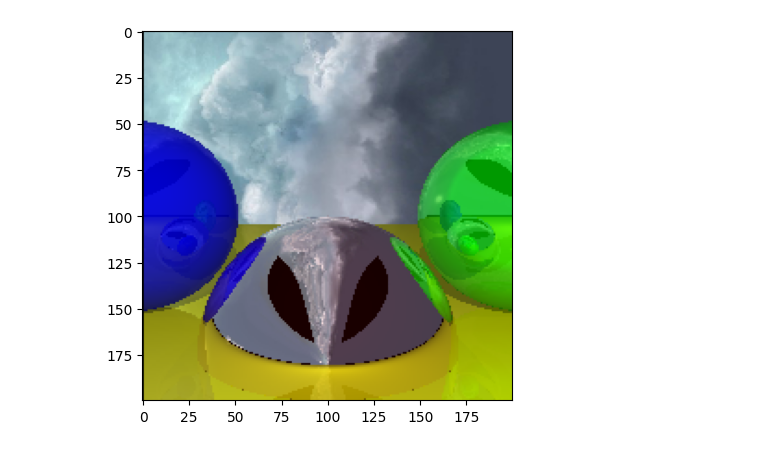
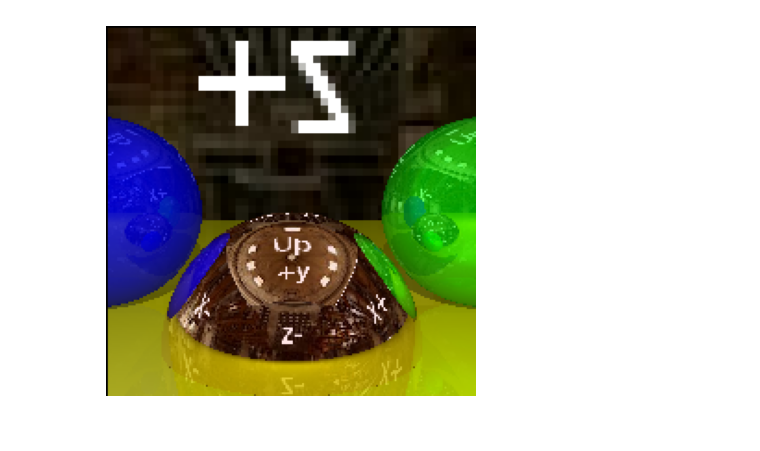
Before and after one commit to lunaluxie/Python-Raytracing, a Jupyter notebook: raytracing.ipynb, the cells around one changed output. Cells and saved outputs as stored; diff of their text form; code cells hidden in the pictures.

Commit message:
skybox working (i think)

```diff
--- a/raytracing.ipynb
+++ b/raytracing.ipynb
@@ -19,6 +19,7 @@ class Canvas():
 
     def show(self):
         plt.imshow(self.pixels, vmin=0, vmax=255)
+        plt.gca().axis('off')
         plt.show()
 
 
@@ -132,9 +133,25 @@ def closest_intersection(ray, objects):
     return closest_object, closest_t
 
 
+def split_cubemap(image):
+    height, total_width, _ = image.shape
+    face_width = total_width // 4
 
-image = Image.open('miramar.jpeg')
+    images = [
+              image[face_width:2*face_width, 2*face_width:3*face_width], # POSITIVE X
+              image[face_width:2*face_width, 0:face_width], # NEGATIVE X
+              image[0:face_width, face_width:2*face_width], # POSITIVE Y
+              image[2*face_width:3*face_width, face_width:2*face_width], # NEGATIVE Y
+              image[face_width:2*face_width, face_width:2*face_width], # POSITIVE Z
+              image[face_width:2*face_width, 3*face_width:4*face_width], # NEGATIVE Z
+            ]
+
+    return images
+
+
+image = Image.open('image21.png')
 image = np.array(image)
+images = split_cubemap(image)
 
 
 class Scene():
@@ -193,21 +210,75 @@ class Scene():
         closest_object, closest_t = closest_intersection(ray, objects)
 
         if closest_object is None:
-            # handle skybox material
+            # handle skybox
 
             def sphere2pixel(P):
-                m = 2 * np.sqrt(P[0]**2 + P[1] + (P[2]+1)**2)
-                x = P[0]/m + 0.5
-                y = -P[1]/m + 0.5
-                return np.array([x,y])
+                x,y,z = P
+                abs_x, abs_y, abs_z = np.abs(P)
 
-            pixel = sphere2pixel(ray.direction)
-            pixel = (int(pixel[0]*image.shape[0]), int(pixel[1]*image.shape[1]))
+                x_positive = x>0
+                y_positive = y>0
+                z_positive = z>0
 
-            try:
-                return image[pixel[0], pixel[1]]
-            except:
-                return np.array([0,0,0])
+                # POSITIVE X
+                if x_positive and abs_x >= abs_y and abs_x >= abs_z:
+                    max_axis = abs_x
+                    uc = -z
+                    vc = y
+                    index = 0
+
+                # NEGATIVE X
+                if not x_positive and abs_x >= abs_y and abs_x >= abs_z:
+                    max_axis = abs_x
+                    uc = z
+                    vc = y
+                    index = 1
+
+                # POSITIVE Y
+                if y_positive and abs_y >= abs_x and abs_y >= abs_z:
+                    max_axis = abs_y
+                    uc = x
+                    vc = -z
+                    index = 2
+
+                # NEGATIVE Y
+                if not y_positive and abs_y >= abs_x and abs_y >= abs_z:
+                    max_axis = abs_y
+                    uc = x
+                    vc = z
+                    index = 3
+
+                # POSITIVE Z
+                if z_positive and abs_z >= abs_x and abs_z >= abs_y:
+                    max_axis = abs_z
+                    uc = x
+                    vc = y
+                    index = 4
+
+                # NEGATIVE Z
+                if not z_positive and abs_z >= abs_x and abs_z >= abs_y:
+                    max_axis = abs_z
+                    uc = -x
+                    vc = y
+                    index = 5
+
+                # convert from (-1,1) to (0,1)
+                u = 0.5 * (uc / max_axis + 1)
+                v = 0.5 * (vc / max_axis + 1)
+                return u,v,index
+
+
+            camera_pos = self.camera.position
+            sphere = Sphere(camera_pos, 100, BasicMaterial([0,0,0]))
+            closest_object, closest_t = closest_intersection(ray, [sphere])
+
+            u,v, index = sphere2pixel(ray.p(closest_t) - camera_pos)
+
+            pixel = [v,u]
+            pixel = (int(pixel[0]*images[index].shape[0]),
+                     int(pixel[1]*images[index].shape[1]))
+
+            return images[index][pixel[0], pixel[1]]
 
         intensity = 0
         P = ray.p(closest_t)
@@ -224,31 +295,31 @@ class Scene():
         reflected_color = self.trace_ray(Ray(P, R, tmin=0.001, tmax=np.inf), objects, lights, depth+1, max_depth)
 
         return local_color * (1- r) + r * reflected_color
 
 
     def render(self):
         for x in range(-self.camera.resolution[0]//2+1, self.camera.resolution[0]//2):
             for y in range(-self.camera.resolution[1]//2+1, self.camera.resolution[1]//2):
                 D = self.camera.orientation@self.camera.canvas_to_world(x,y)
                 ray = Ray(self.camera.position, D, tmin=self.camera.d, tmax=np.inf)
                 color = self.trace_ray(ray, self.objects, self.lights)
 
                 self.camera.canvas.write_pixel(x,y, color)
 
 
         return self.camera.canvas
 
 
 alpha = 0.1
 camera = Camera(resolution=(200,200), orientation=[[1,0,0],[0,1,0],[0,0,1]])
 spheres = [Sphere(position=(0,-1,3), radius=1,  material=BasicMaterial((255,0,0), specular=10, reflective=0.9, ambient=0.4)),
            Sphere(position=(-2,0,4),  radius=1, material=BasicMaterial((0,0,255), reflective=0.2, specular=500)),
            Sphere(position=(2,0,4), radius=1,   material=BasicMaterial((0,255,0), reflective=0.4)),
            Sphere(position=(0,-5001,0), radius=5000, material=BasicMaterial((255,255,0), specular=1000)),
            ]
 
 lights = [PointLight(position=(0,1,0), intensity=0.6)]
 scene = Scene(camera, spheres, lights)
 scene.render().show()
 # %% [output]
-[figure, old version]
+[figure, new version]
```
Also changed, not shown: parts of 2 cells of this notebook.
